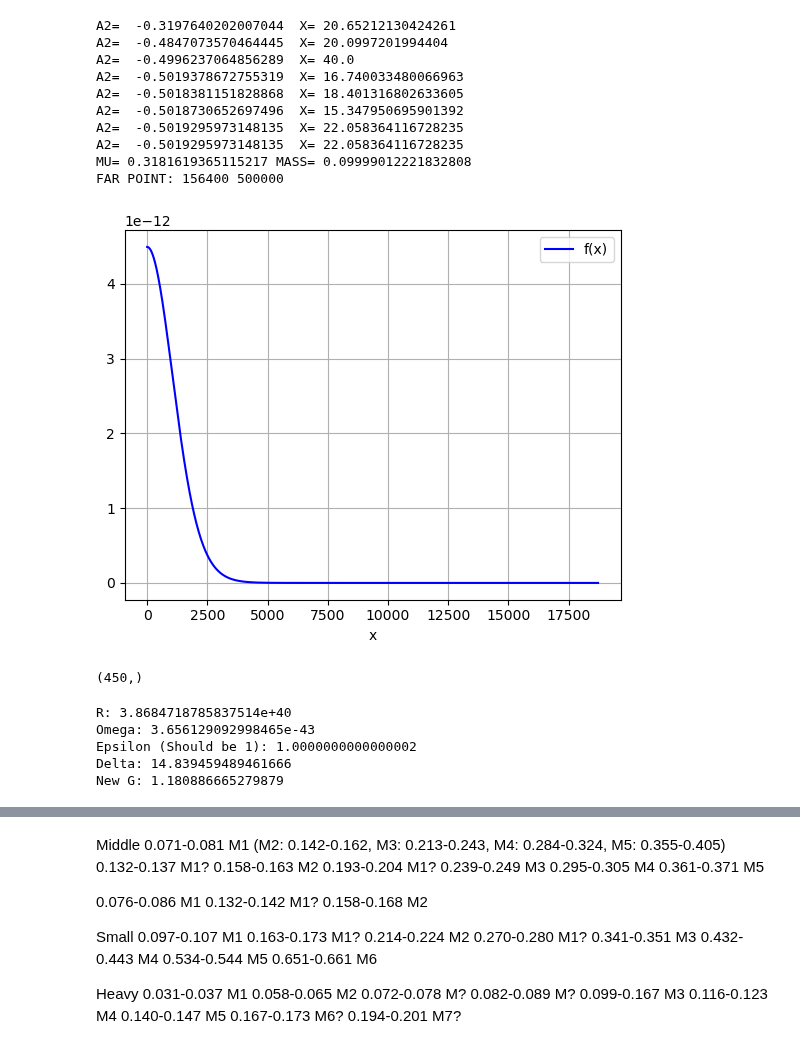
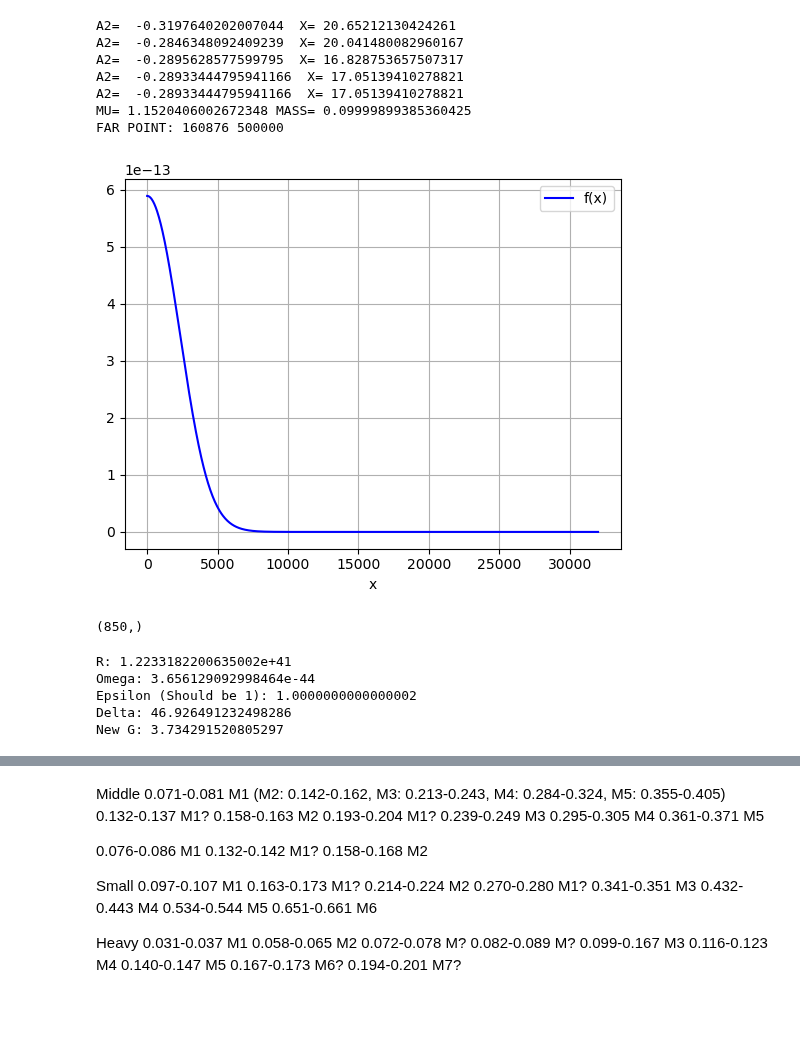
Before and after one commit to bkklee/BosonStar, a Jupyter notebook: Crank-Nicolson_v3.ipynb, the cells around one changed output, grey strips where cells are left out. Cells and saved outputs as stored; diff of their text form; code cells hidden in the pictures; blank space fills up the shorter version.

```diff
--- a/Crank-Nicolson_v3.ipynb
+++ b/Crank-Nicolson_v3.ipynb
@@ -10,35 +10,32 @@ my_func = CDLL(file)
 
 #Middle
 massInCU = 2e-77
-aInCU = 1e-73
+aInCU = 1e-72
 totalMassInCU = 0.1
-dtInCU = 2500.0
+dtInCU = 4000.0
 bigT = 20000
 # %%
 allThings = outputProfile(massInCU, aInCU, totalMassInCU, 500)
 #Hot Fix
 x = allThings["x"][1::2]
 psi = allThings["profile"][1::2]
 
 dx = x[1]-x[0]
-for i in range(200):
+for i in range(600):
     x = np.append(x, x[-1]+dx)
     psi = np.append(psi, psi[-1])
 
 print(x.shape)
 # %% [output]
 A2=  -0.3197640202007044  X= 20.65212130424261
-A2=  -0.4847073570464445  X= 20.0997201994404
-A2=  -0.4996237064856289  X= 40.0
-A2=  -0.5019378672755319  X= 16.740033480066963
-A2=  -0.5018381151828868  X= 18.401316802633605
-A2=  -0.5018730652697496  X= 15.347950695901392
-A2=  -0.5019295973148135  X= 22.058364116728235
-A2=  -0.5019295973148135  X= 22.058364116728235
-MU= 0.3181619365115217 MASS= 0.09999012221832808
-FAR POINT: 156400 500000
+A2=  -0.2846348092409239  X= 20.041480082960167
+A2=  -0.2895628577599795  X= 16.828753657507317
+A2=  -0.28933444795941166  X= 17.05139410278821
+A2=  -0.28933444795941166  X= 17.05139410278821
+MU= 1.1520406002672348 MASS= 0.09999899385360425
+FAR POINT: 160876 500000
-[figure, old version]
+[figure, new version]
-(450,)
+(850,)
 # %%
 totalMass = massSIToPlanckUnit(massCodeUnitToSI(totalMassInCU))
 m = massSIToPlanckUnit(massCodeUnitToSI(massInCU))
@@ -57,11 +54,11 @@ print("Epsilon (Should be 1):", epsilon)
 print("Delta:", delta)
 print("New G:", GM)
 # %% [output]
-R: 3.8684718785837514e+40
-Omega: 3.656129092998465e-43
+R: 1.2233182200635002e+41
+Omega: 3.656129092998464e-44
 Epsilon (Should be 1): 1.0000000000000002
-Delta: 14.839459489461666
-New G: 1.180886665279879
+Delta: 46.926491232498286
+New G: 3.734291520805297
 # %%
 x = lengthSIToPlanckUnit(lengthCodeUnitToSI(x))/Ra
 x = np.concatenate((np.flip(-x), x))
```
Also changed, not shown: parts of 7 cells of this notebook, 3 other files.
